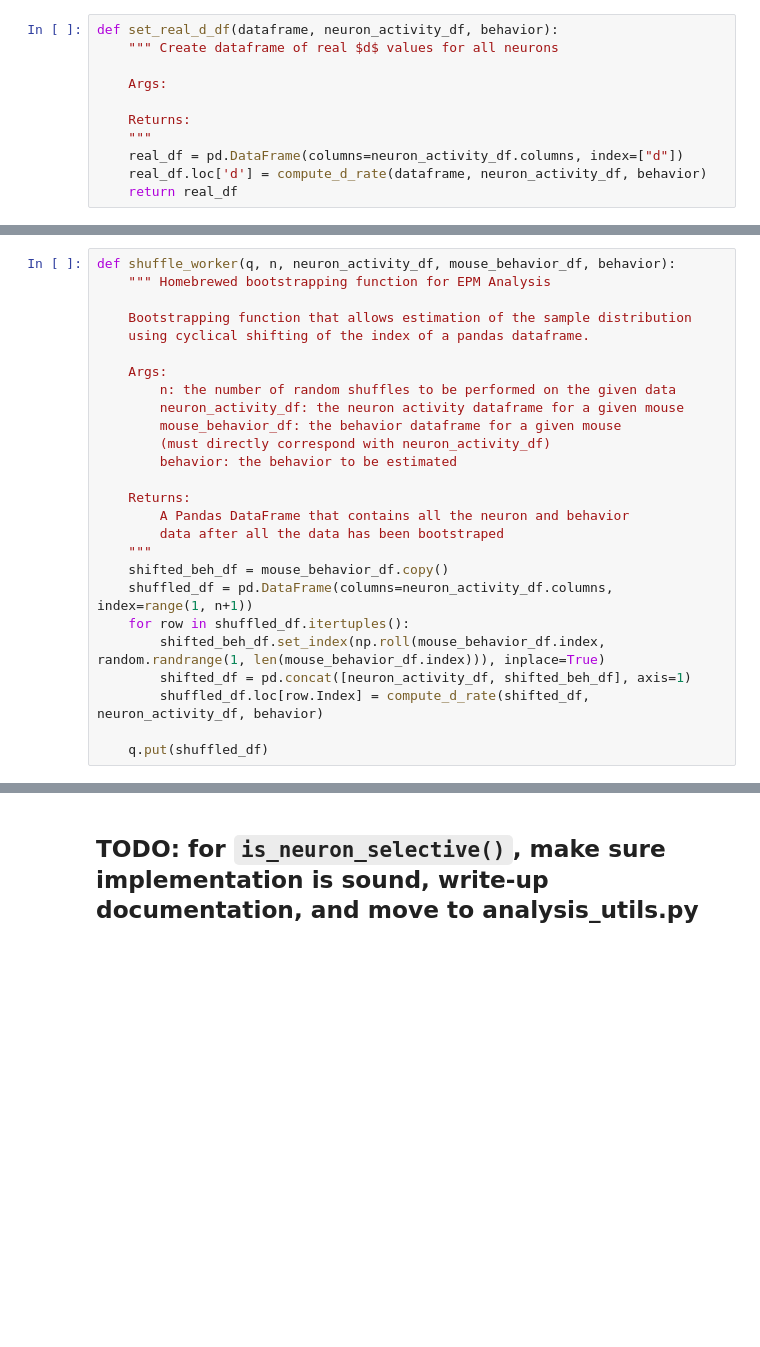
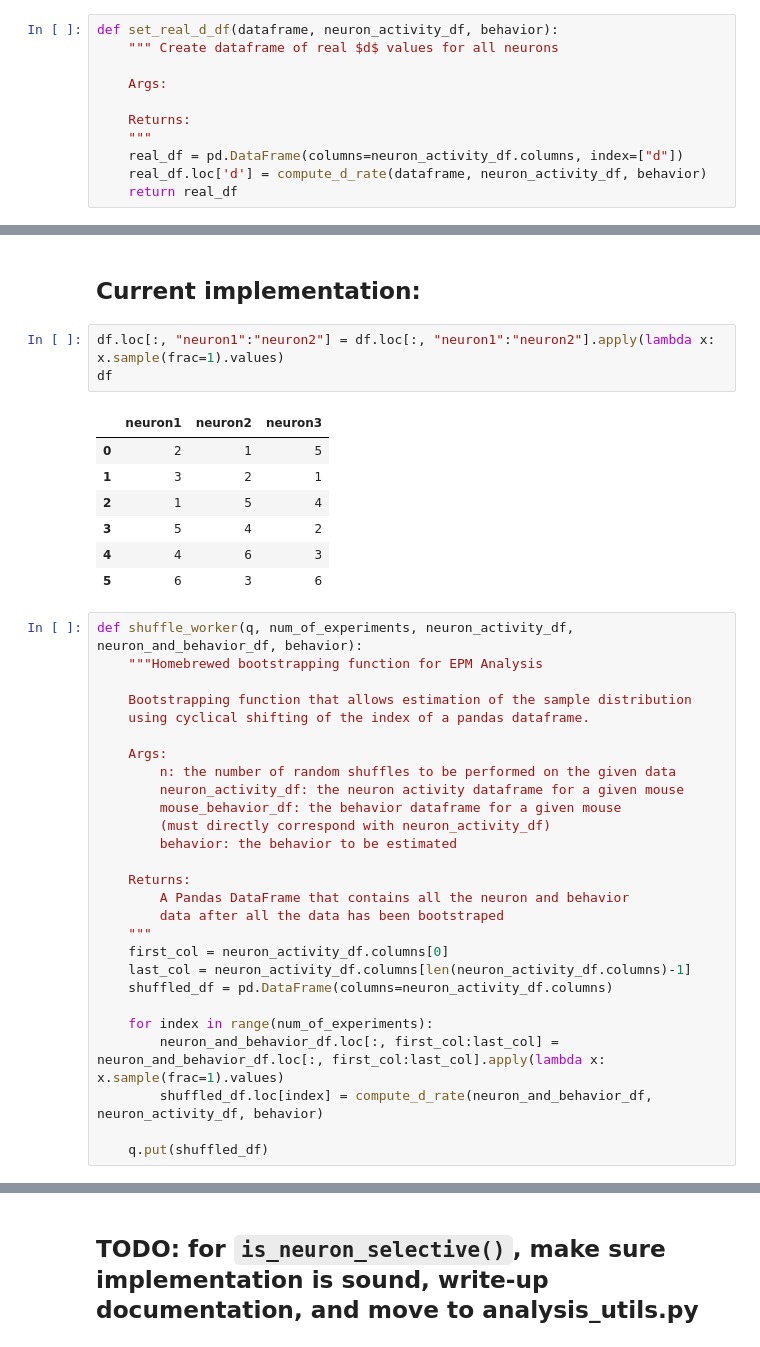
Before and after one commit to smu160/PvsNP, a Jupyter notebook: EPM_Analysis.ipynb, the cells around one changed output, grey strips where cells are left out. Cells and saved outputs as stored; diff of their text form; blank space fills up the shorter version.

```diff
--- a/EPM_Analysis.ipynb
+++ b/EPM_Analysis.ipynb
@@ -136,6 +141,19 @@ real_d_df
+# %% [markdown]
+## Current implementation:
+# %%
+df.loc[:, "neuron1":"neuron2"] = df.loc[:, "neuron1":"neuron2"].apply(lambda x: x.sample(frac=1).values)
+df
+# %% [output]
+|  | neuron1 | neuron2 | neuron3 |
+| 0 | 2 | 1 | 5 |
+| 1 | 3 | 2 | 1 |
+| 2 | 1 | 5 | 4 |
+| 3 | 5 | 4 | 2 |
+| 4 | 4 | 6 | 3 |
+| 5 | 6 | 3 | 6 |
 # %%
-def shuffle_worker(q, n, neuron_activity_df, mouse_behavior_df, behavior):
-    """ Homebrewed bootstrapping function for EPM Analysis
+def shuffle_worker(q, num_of_experiments, neuron_activity_df, neuron_and_behavior_df, behavior):
+    """Homebrewed bootstrapping function for EPM Analysis
 
     Bootstrapping function that allows estimation of the sample distribution
     using cyclical shifting of the index of a pandas dataframe.
@@ -151,12 +169,13 @@ def shuffle_worker(q, n, neuron_activity_df, mouse_behavior_df, behavior):
         A Pandas DataFrame that contains all the neuron and behavior
         data after all the data has been bootstraped
     """
-    shifted_beh_df = mouse_behavior_df.copy()
-    shuffled_df = pd.DataFrame(columns=neuron_activity_df.columns, index=range(1, n+1))
-    for row in shuffled_df.itertuples():
-        shifted_beh_df.set_index(np.roll(mouse_behavior_df.index, random.randrange(1, len(mouse_behavior_df.index))), inplace=True)
-        shifted_df = pd.concat([neuron_activity_df, shifted_beh_df], axis=1)
-        shuffled_df.loc[row.Index] = compute_d_rate(shifted_df, neuron_activity_df, behavior)
+    first_col = neuron_activity_df.columns[0]
+    last_col = neuron_activity_df.columns[len(neuron_activity_df.columns)-1]
+    shuffled_df = pd.DataFrame(columns=neuron_activity_df.columns)
+
+    for index in range(num_of_experiments):
+        neuron_and_behavior_df.loc[:, first_col:last_col] = neuron_and_behavior_df.loc[:, first_col:last_col].apply(lambda x: x.sample(frac=1).values)
+        shuffled_df.loc[index] = compute_d_rate(neuron_and_behavior_df, neuron_activity_df, behavior)
 
     q.put(shuffled_df)
 # %%
```
Also changed, not shown: parts of 25 cells of this notebook.
